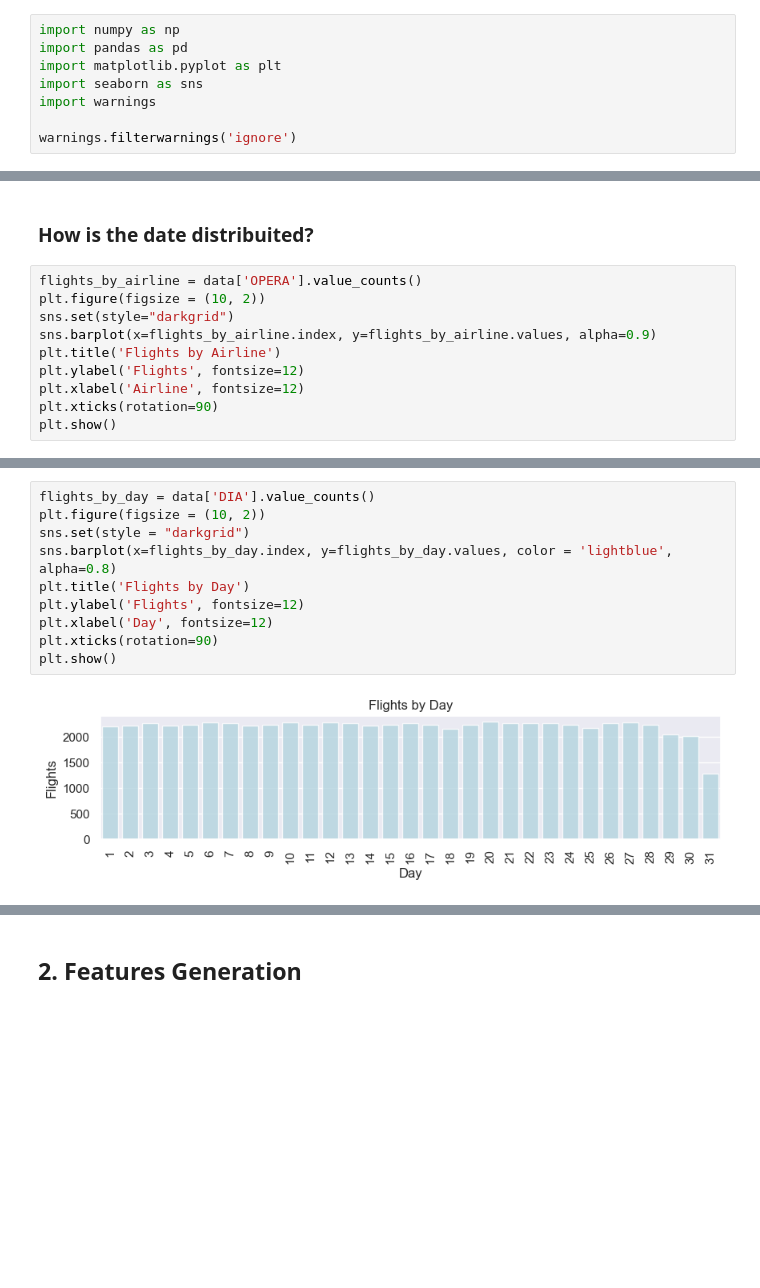
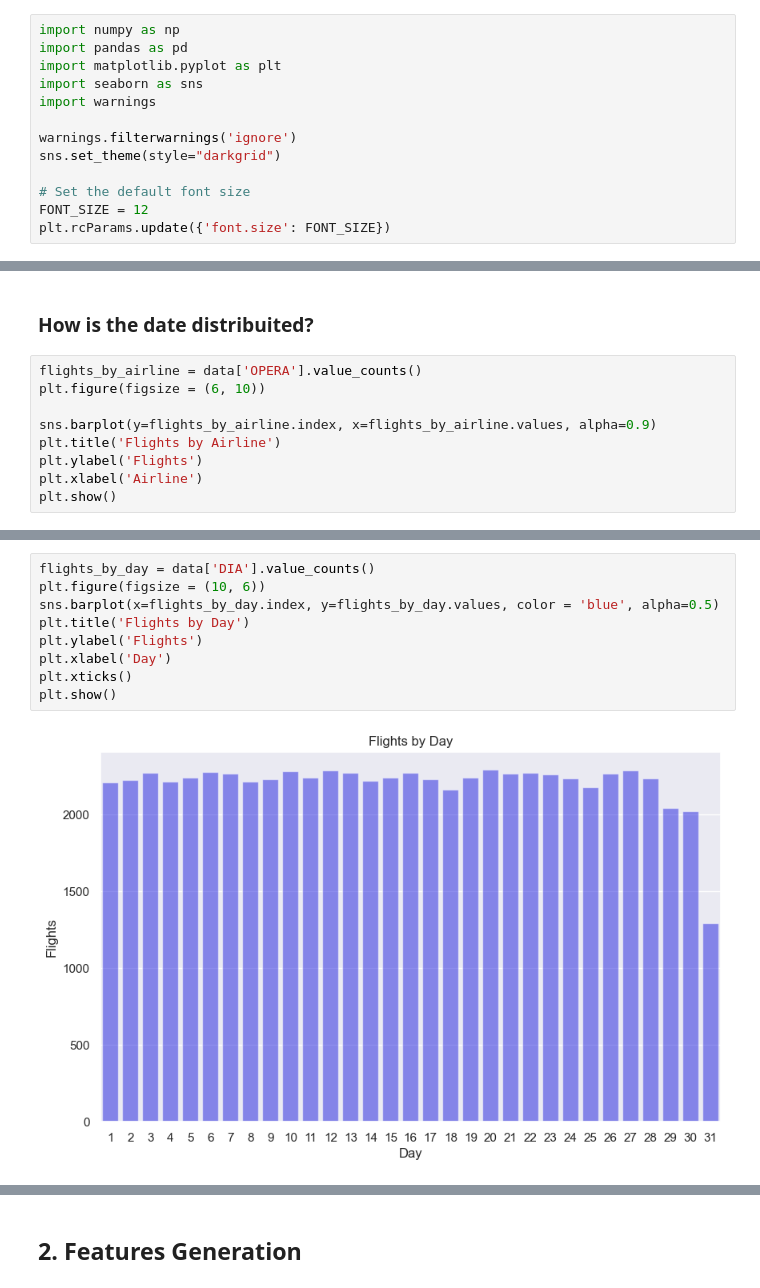
Before and after one commit to tryolabs/diego-challenge-tryolabs-latam, a Jupyter notebook: challenge/exploration.ipynb, the cells around one changed output, grey strips where cells are left out. Drawn from its saved outputs; the diff is of its cells as text; blank space fills up the shorter version.

```diff
--- a/challenge/exploration.ipynb
+++ b/challenge/exploration.ipynb
@@ -6,6 +6,11 @@ import seaborn as sns
 import warnings
 
 warnings.filterwarnings('ignore')
+sns.set_theme(style="darkgrid")
+
+# Set the default font size
+FONT_SIZE = 12
+plt.rcParams.update({'font.size': FONT_SIZE})
 # %% [markdown]
 ## 0. Load Data
 # %%
@@ -35,12 +40,11 @@ memory usage: 9.4+ MB
 ### How is the date distribuited?
 # %%
 flights_by_airline = data['OPERA'].value_counts()
-plt.figure(figsize = (10, 2))
-sns.set(style="darkgrid")
-sns.barplot(x=flights_by_airline.index, y=flights_by_airline.values, alpha=0.9)
+plt.figure(figsize = (6, 10))
+
+sns.barplot(y=flights_by_airline.index, x=flights_by_airline.values, alpha=0.9)
 plt.title('Flights by Airline')
-plt.ylabel('Flights', fontsize=12)
-plt.xlabel('Airline', fontsize=12)
-plt.xticks(rotation=90)
+plt.ylabel('Flights')
+plt.xlabel('Airline')
 plt.show()
 # %% [output]
@@ -48,14 +52,13 @@ plt.show()
 # %%
 flights_by_day = data['DIA'].value_counts()
-plt.figure(figsize = (10, 2))
-sns.set(style = "darkgrid")
-sns.barplot(x=flights_by_day.index, y=flights_by_day.values, color = 'lightblue', alpha=0.8)
+plt.figure(figsize = (10, 6))
+sns.barplot(x=flights_by_day.index, y=flights_by_day.values, color = 'blue', alpha=0.5)
 plt.title('Flights by Day')
-plt.ylabel('Flights', fontsize=12)
-plt.xlabel('Day', fontsize=12)
-plt.xticks(rotation=90)
+plt.ylabel('Flights')
+plt.xlabel('Day')
+plt.xticks()
 plt.show()
 # %% [output]
-[figure, old version]
+[figure, new version]
 # %%
 flights_by_month = data['MES'].value_counts()
```
Also changed, not shown: parts of 15 cells of this notebook, 9 other files.
